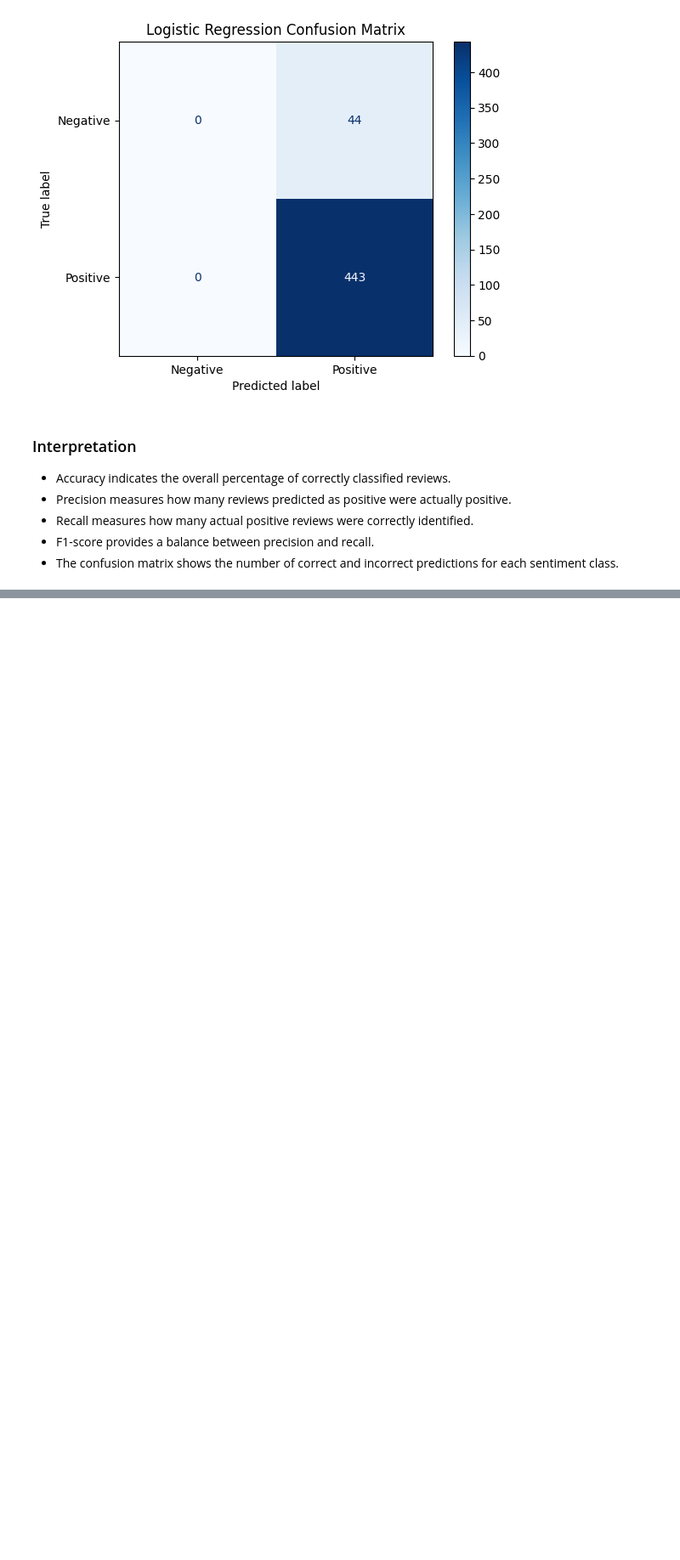
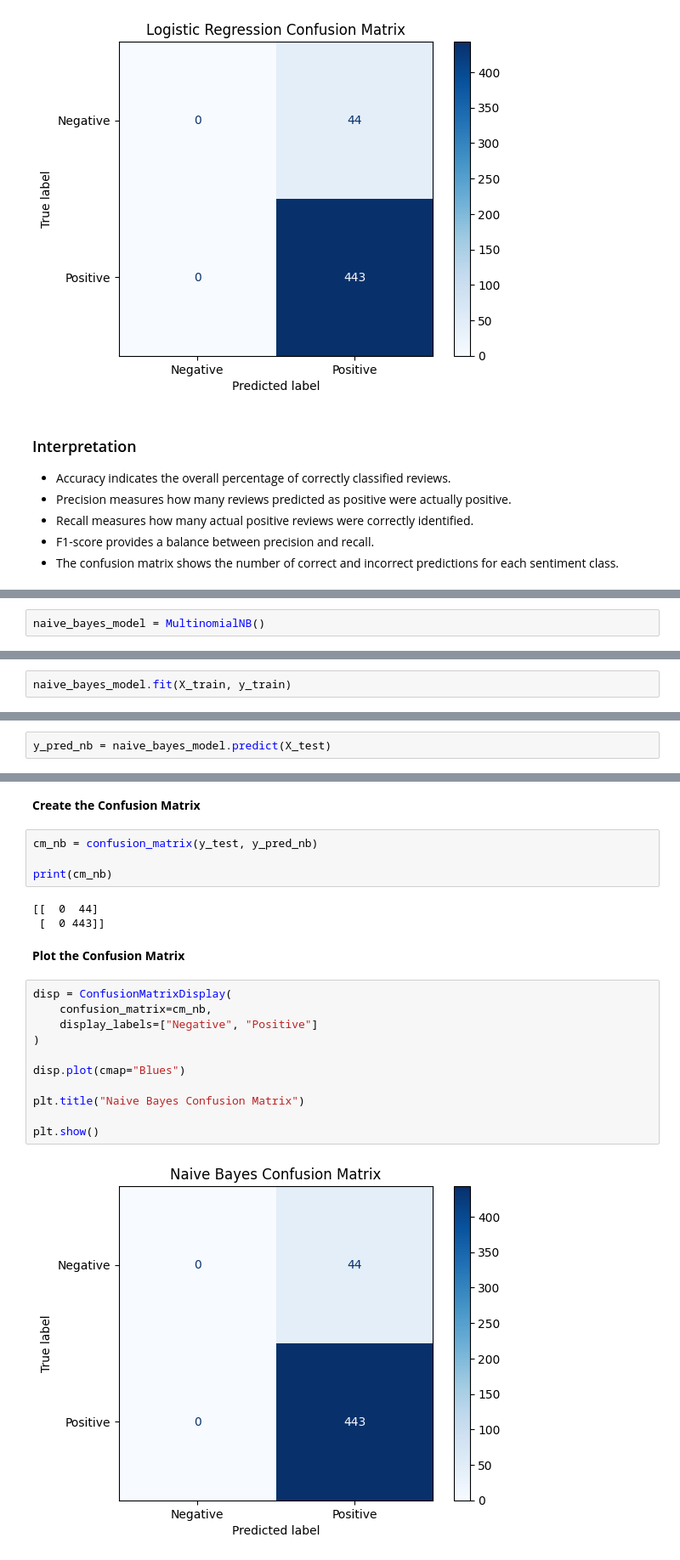
Before and after one commit to TahaBhatti786/Sentiment-Analysis-of-Product-Reviews, a Jupyter notebook: notebooks/sentiment_analysis.ipynb, the cells around one changed output, grey strips where cells are left out. Shown at 85% size. Cells and saved outputs as stored; diff of their text form; blank space fills up the shorter version.

Commit message:
Training and Evaluation of Naive Bayes Model

```diff
--- a/notebooks/sentiment_analysis.ipynb
+++ b/notebooks/sentiment_analysis.ipynb
@@ -1070,0 +1079,2 @@ plt.show()
+# %%
+naive_bayes_model = MultinomialNB()
@@ -1070,0 +1083,2 @@ plt.show()
+# %%
+naive_bayes_model.fit(X_train, y_train)
@@ -1070,0 +1089,2 @@ plt.show()
+# %%
+y_pred_nb = naive_bayes_model.predict(X_test)
@@ -1070,0 +1181,24 @@ plt.show()
+# %% [markdown]
+**Create the Confusion Matrix**
+# %%
+cm_nb = confusion_matrix(y_test, y_pred_nb)
+
+print(cm_nb)
+# %% [output]
+[[  0  44]
+ [  0 443]]
+# %% [markdown]
+**Plot the Confusion Matrix**
+# %%
+disp = ConfusionMatrixDisplay(
+    confusion_matrix=cm_nb,
+    display_labels=["Negative", "Positive"]
+)
+
+disp.plot(cmap="Blues")
+
+plt.title("Naive Bayes Confusion Matrix")
+
+plt.show()
+# %% [output]
+[figure, added]
```
Also changed, not shown: parts of 22 cells of this notebook, 1 other file.
